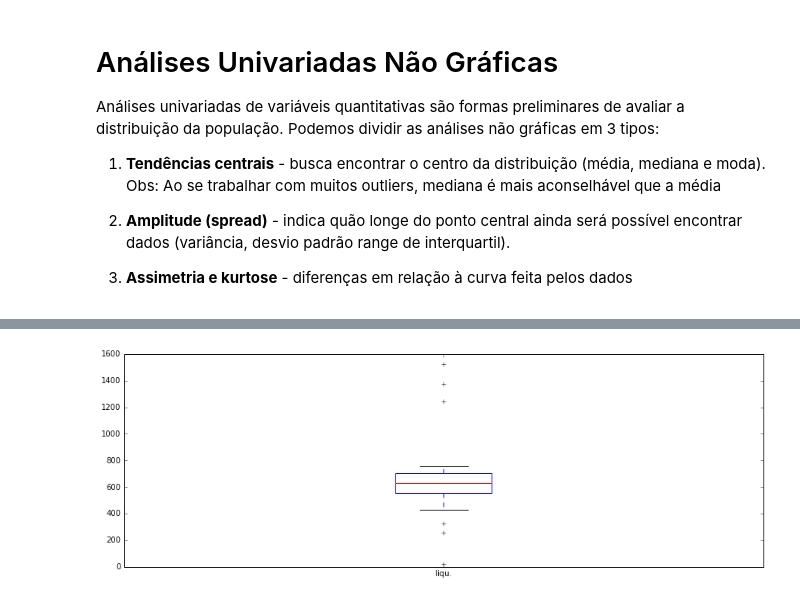
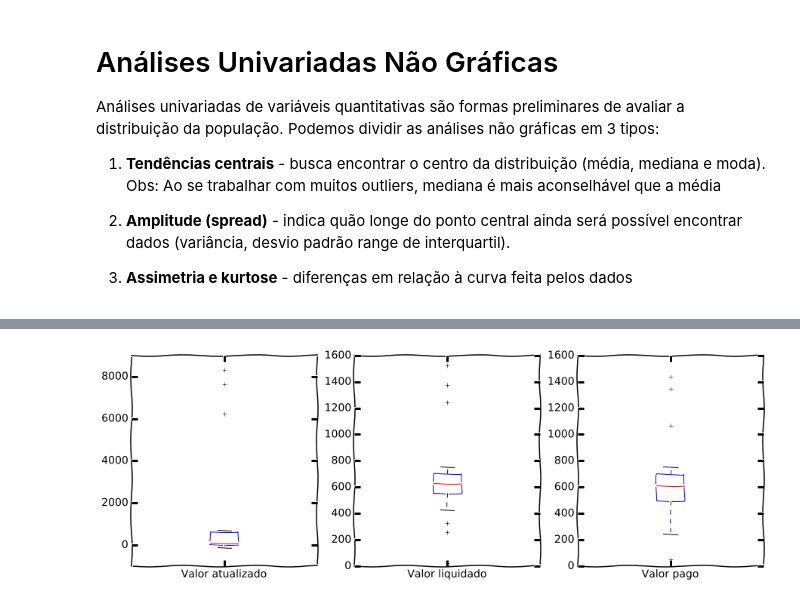
Before and after one commit to leportella/eda_example, a Jupyter notebook: EDA_Example_Alagoas_State_Budget.ipynb, the cells around one changed output, grey strips where cells are left out. Saved outputs shown, nothing was run; the diff lists cells and outputs as text; code cells hidden in the pictures.

```diff
--- a/EDA_Example_Alagoas_State_Budget.ipynb
+++ b/EDA_Example_Alagoas_State_Budget.ipynb
@@ -41,0 +149,14 @@ total.drop(['vl_liquidado'],inplace=True,axis=1)
+# %%
+# Passando o dado de reais para milhões de reais
+
+colunas = ['valor_inicial', 'valor_empenhado', 'valor_atualizado', 'valor_liquidado', 'valor_pago']
+
+for coluna in colunas:
+    valor_em_milhoes = []
+    for item, linha in orcamento.iterrows():
+        valor_em_milhoes.append(linha[coluna]/10**6)
+    nome_variavel = '{}_milhoes'.format(coluna)
+    variavel = pd.Series(valor_em_milhoes)
+    orcamento[nome_variavel] = variavel.values
+
+rcamento.head()
@@ -108,5 +254,8 @@ plt.grid()
-# %%
-fig = plt.figure(figsize=(15, 5), dpi=100, facecolor='w', edgecolor='w')
-boxplot = plt.boxplot(total['vl_liquidado_m'], labels=['liqu.'])
-# %% [output]
-[figure, removed]
+# %%
+fig, axes = plt.subplots(nrows=1, ncols=3, figsize=(15, 5), dpi=100, facecolor='w', edgecolor='w')
+
+boxplot1 = axes[0].boxplot(orcamento['valor_atualizado_milhoes'], vert=True, labels=['Valor atualizado'])
+boxplot2 = axes[1].boxplot(orcamento['valor_liquidado_milhoes'], vert=True, labels=['Valor liquidado'])
+boxplot3 = axes[2].boxplot(orcamento['valor_pago_milhoes'], vert=True, labels=['Valor pago'])
+# %% [output]
+[figure, added]
```
Also changed, not shown: parts of 25 cells of this notebook.
